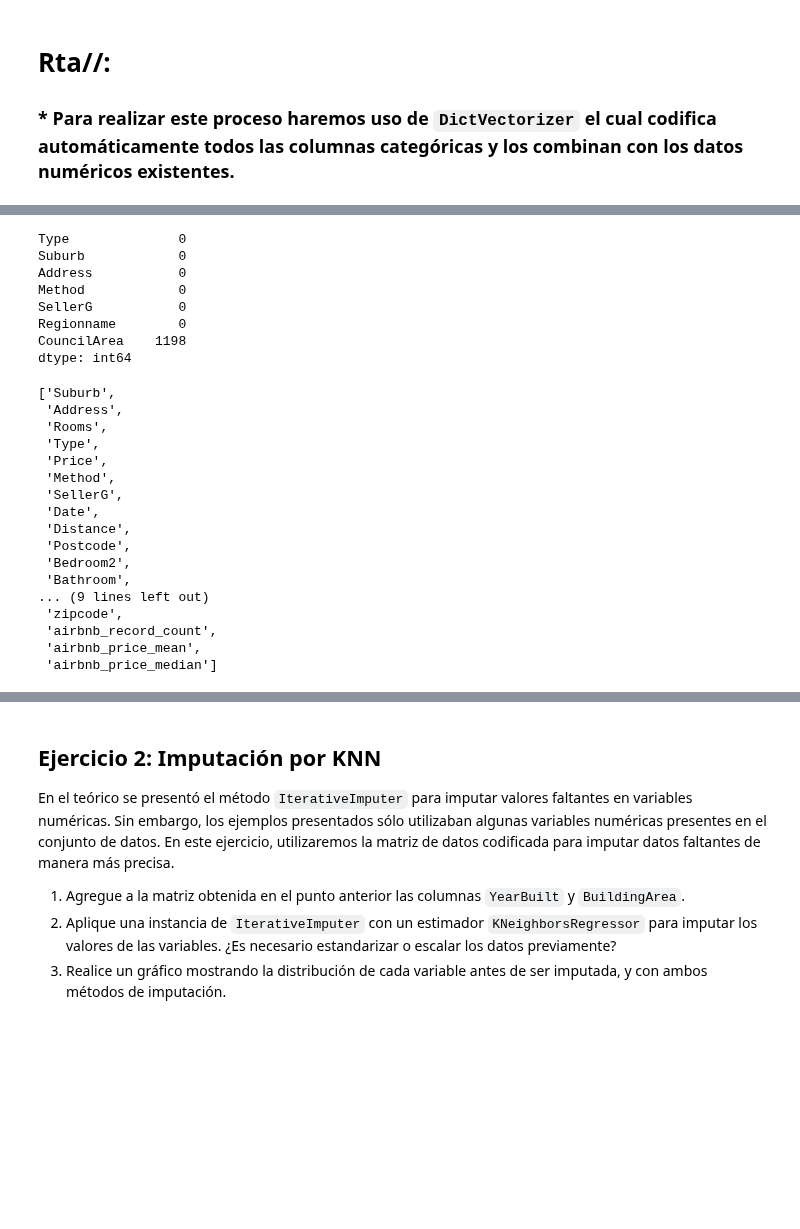
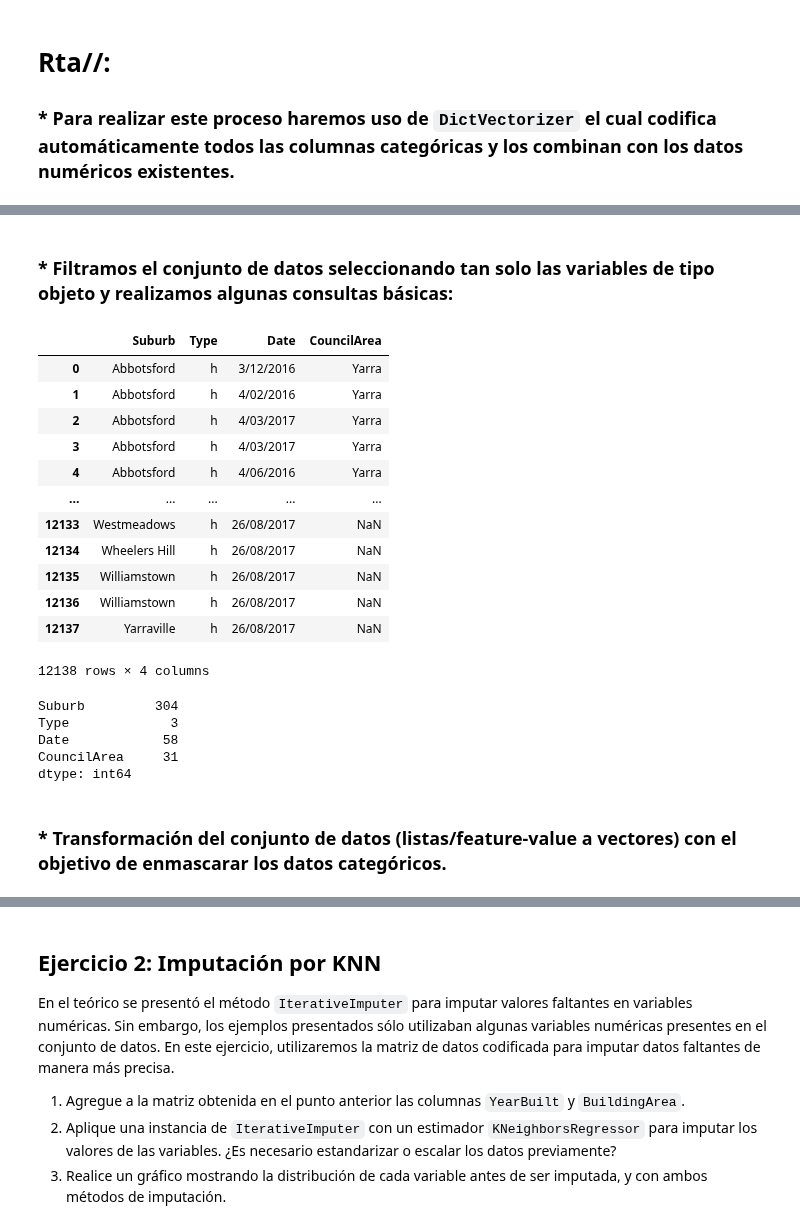
Before and after one commit to Grupo242022/EyCD, a Jupyter notebook: Entregable_Parte_2_2022_v1.ipynb, the cells around one changed output, grey strips where cells are left out. Drawn from its saved outputs; the diff is of its cells as text; code cells hidden in the pictures; blank space fills up the shorter version.

```diff
--- a/Entregable_Parte_2_2022_v1.ipynb
+++ b/Entregable_Parte_2_2022_v1.ipynb
@@ -102,36 +104,34 @@ dtype: int64
-# %%
-# Check for nulls
-melb_df[categorical_cols].isna().sum()
-# %% [output]
-Type              0
-Suburb            0
-Address           0
-Method            0
-SellerG           0
-Regionname        0
-CouncilArea    1198
-dtype: int64
-# %%
-melb_df_list = melb_df.columns.tolist()
-melb_df_list
-# %% [output]
-['Suburb',
- 'Address',
- 'Rooms',
- 'Type',
- 'Price',
- 'Method',
- 'SellerG',
- 'Date',
- 'Distance',
- 'Postcode',
- 'Bedroom2',
- 'Bathroom',
-... (9 lines left out)
- 'zipcode',
- 'airbnb_record_count',
- 'airbnb_price_mean',
- 'airbnb_price_median']
+# %% [markdown]
+### * Filtramos el conjunto de datos seleccionando tan solo las variables de tipo objeto y realizamos algunas consultas básicas:
+# %%
+# Objetos de melb_df:
+melb_df_mod=melb_df.select_dtypes(include=['object'])
+melb_df_mod
+# %% [output]
+|  | Suburb | Type | Date | CouncilArea |
+| 0 | Abbotsford | h | 3/12/2016 | Yarra |
+| 1 | Abbotsford | h | 4/02/2016 | Yarra |
+| 2 | Abbotsford | h | 4/03/2017 | Yarra |
+| 3 | Abbotsford | h | 4/03/2017 | Yarra |
+| 4 | Abbotsford | h | 4/06/2016 | Yarra |
+| ... | ... | ... | ... | ... |
+| 12133 | Westmeadows | h | 26/08/2017 | NaN |
+| 12134 | Wheelers Hill | h | 26/08/2017 | NaN |
+| 12135 | Williamstown | h | 26/08/2017 | NaN |
+| 12136 | Williamstown | h | 26/08/2017 | NaN |
+| 12137 | Yarraville | h | 26/08/2017 | NaN |
+12138 rows × 4 columns
+# %%
+# Consulta de datos nulos:
+melb_df.select_dtypes(include=['object']).nunique()
+# %% [output]
+Suburb         304
+Type             3
+Date            58
+CouncilArea     31
+dtype: int64
+# %% [markdown]
+### * Transformación del conjunto de datos (listas/feature-value a vectores) con el objetivo de enmascarar los datos categóricos.
 # %%
 feature_dict = list(melb_df.T.to_dict().values())
 # Consulta de los dos primeros registros
```
Also changed, not shown: parts of 22 cells of this notebook.
